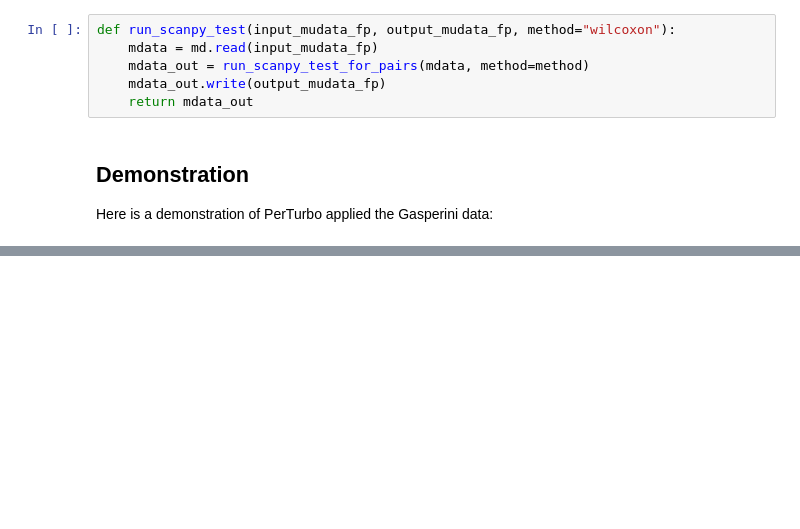
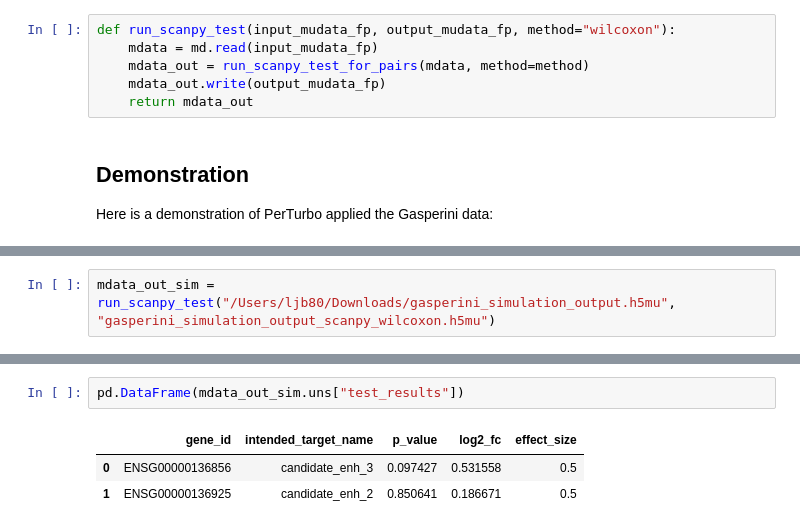
Before and after one commit to IGVF-CRISPR/CRISPR-JAMBOREE, a Jupyter notebook: single-cell/inference/scanpy-Python/scanpy-demo-python.ipynb, the cells around one changed output, grey strips where cells are left out. Drawn from its saved outputs; the diff is of its cells as text; blank space fills up the shorter version.

```diff
--- a/single-cell/inference/scanpy-Python/scanpy-demo-python.ipynb
+++ b/single-cell/inference/scanpy-Python/scanpy-demo-python.ipynb
@@ -580,0 +491,2 @@ t-test
+# %%
+mdata_out_sim = run_scanpy_test("/Users/ljb80/Downloads/gasperini_simulation_output.h5mu", "gasperini_simulation_output_scanpy_wilcoxon.h5mu")
@@ -580,0 +520,6 @@ t-test
+# %%
+pd.DataFrame(mdata_out_sim.uns["test_results"])
+# %% [output]
+|  | gene_id | intended_target_name | p_value | log2_fc | effect_size |
+| 0 | ENSG00000136856 | candidate_enh_3 | 0.097427 | 0.531558 | 0.5 |
+| 1 | ENSG00000136925 | candidate_enh_2 | 0.850641 | 0.186671 | 0.5 |
```
Also changed, not shown: parts of 9 cells of this notebook, 5 other files.
